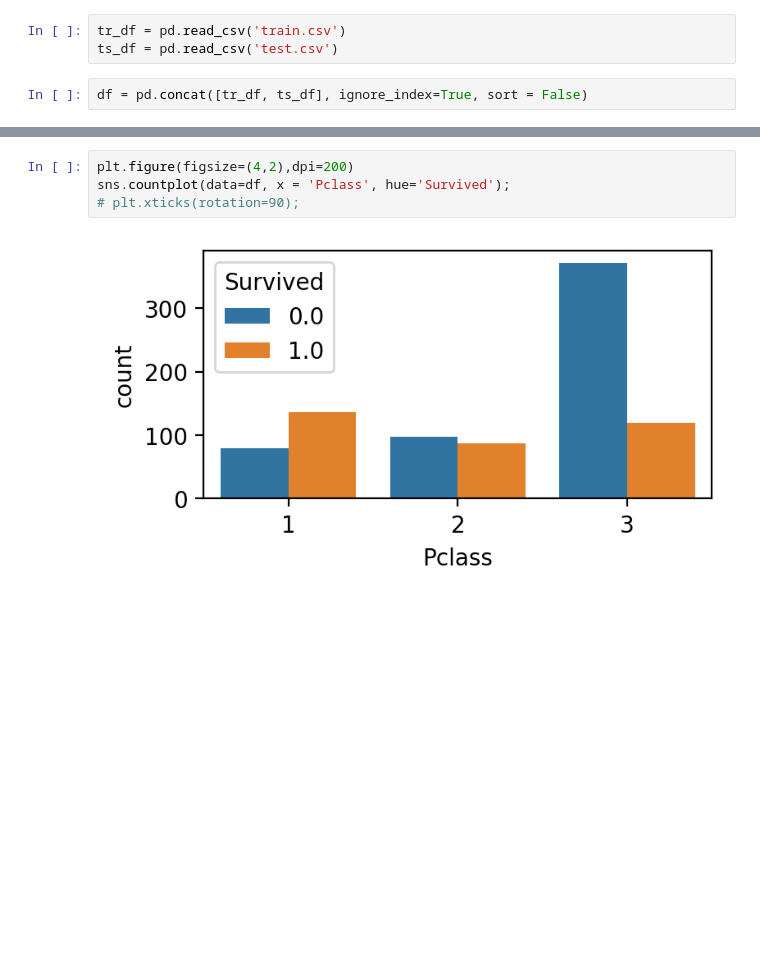
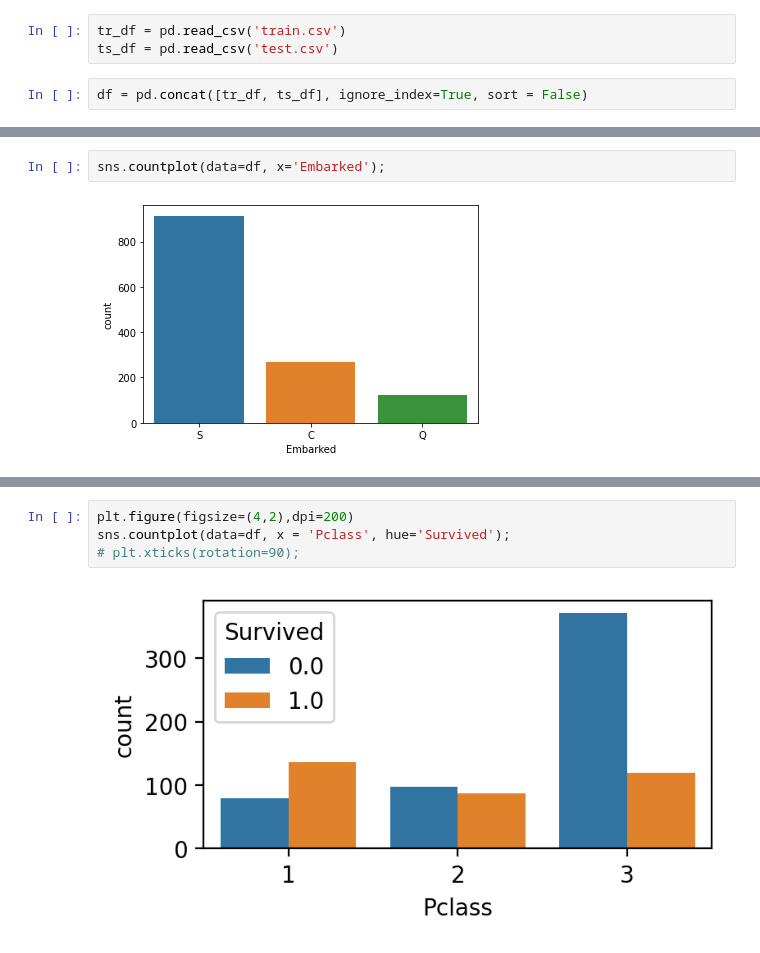
Before and after one commit to bronkaeux/titanik_data_research, a Jupyter notebook: titanik_research.ipynb, the cells around one changed output, grey strips where cells are left out. Cells and saved outputs as stored; diff of their text form; blank space fills up the shorter version.

```diff
--- a/titanik_research.ipynb
+++ b/titanik_research.ipynb
@@ -16,0 +104,4 @@ sns.countplot(data=df, x = 'Survived', hue='Pclass'); #
+# %%
+sns.countplot(data=df, x='Embarked');
+# %% [output]
+[figure, added]
```
Also changed, not shown: parts of 25 cells of this notebook.
